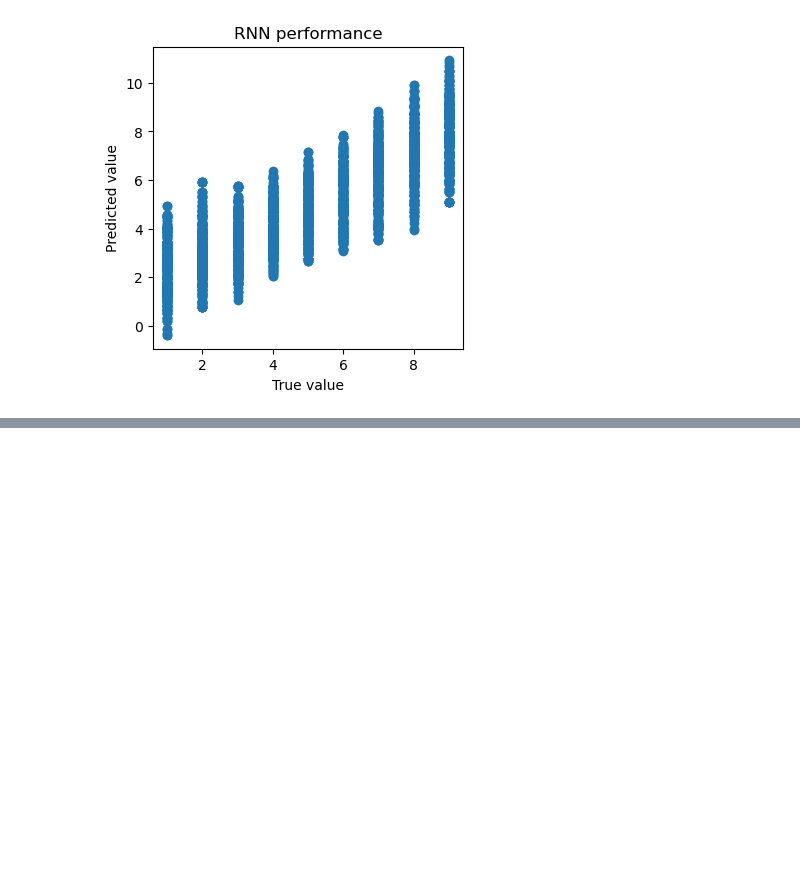
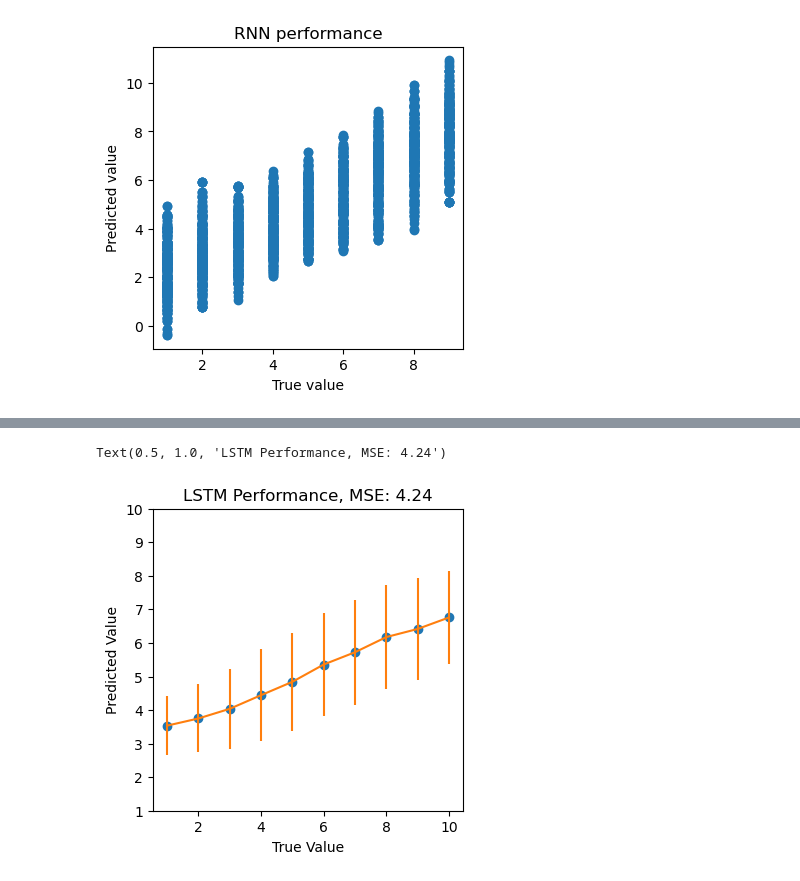
Before and after one commit to evanrussek/RNNs, a Jupyter notebook: scratch_op_sim.ipynb, the cells around one changed output, grey strips where cells are left out. Saved outputs shown, nothing was run; the diff lists cells and outputs as text; code cells hidden in the pictures; blank space fills up the shorter version.

```diff
--- a/scratch_op_sim.ipynb
+++ b/scratch_op_sim.ipynb
@@ -516,0 +514,23 @@ np.corrcoef(output_all_LSTM, target_all_LSTM)
+# %%
+n_total_seq_vis = 1e4
+output_all_LSTM, target_all_LSTM = test_record_each_output(model_LSTM[0], test_data_sim, criterion, device, batch_size, n_total_seq_vis)
+output_flat = output_all_LSTM.flatten()
+target_flat = target_all_LSTM.flatten()
+mse = np.round(np.mean(np.power(output_flat - target_flat,2)), decimals=2)
+target_flat_round = np.round(target_flat)
+mean_estimates = np.zeros(10)
+std_estimates = np.zeros(10)
+for i in range(1,11):
+    mean_estimates[i-1] = np.mean(output_flat[target_flat_round == i])
+    std_estimates[i-1] = np.std(output_flat[target_flat_round == i])
+
+fix,ax = plt.subplots(1,figsize = (4,4), dpi = 100)
+ax.plot(range(1,11), mean_estimates, 'o')
+ax.errorbar(range(1,11), mean_estimates, yerr = std_estimates)
+ax.set_ylim([1,10])
+ax.set_xlabel('True Value')
+ax.set_ylabel('Predicted Value')
+ax.set_title('LSTM Performance, MSE: {}'.format(mse))
+# %% [output]
+Text(0.5, 1.0, 'LSTM Performance, MSE: 4.24')
+[figure, added]
```
Also changed, not shown: parts of 9 cells of this notebook, 3 other files.
